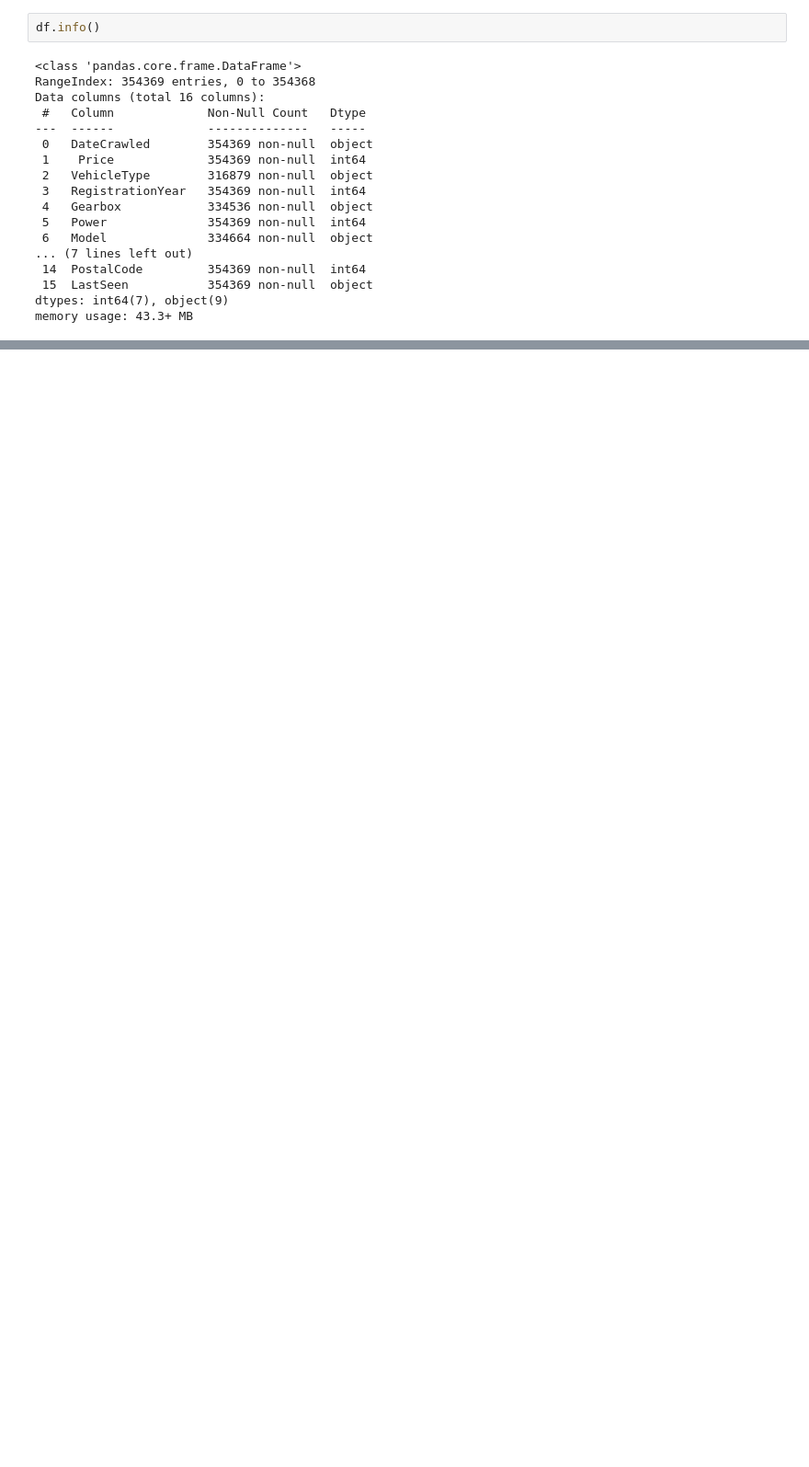
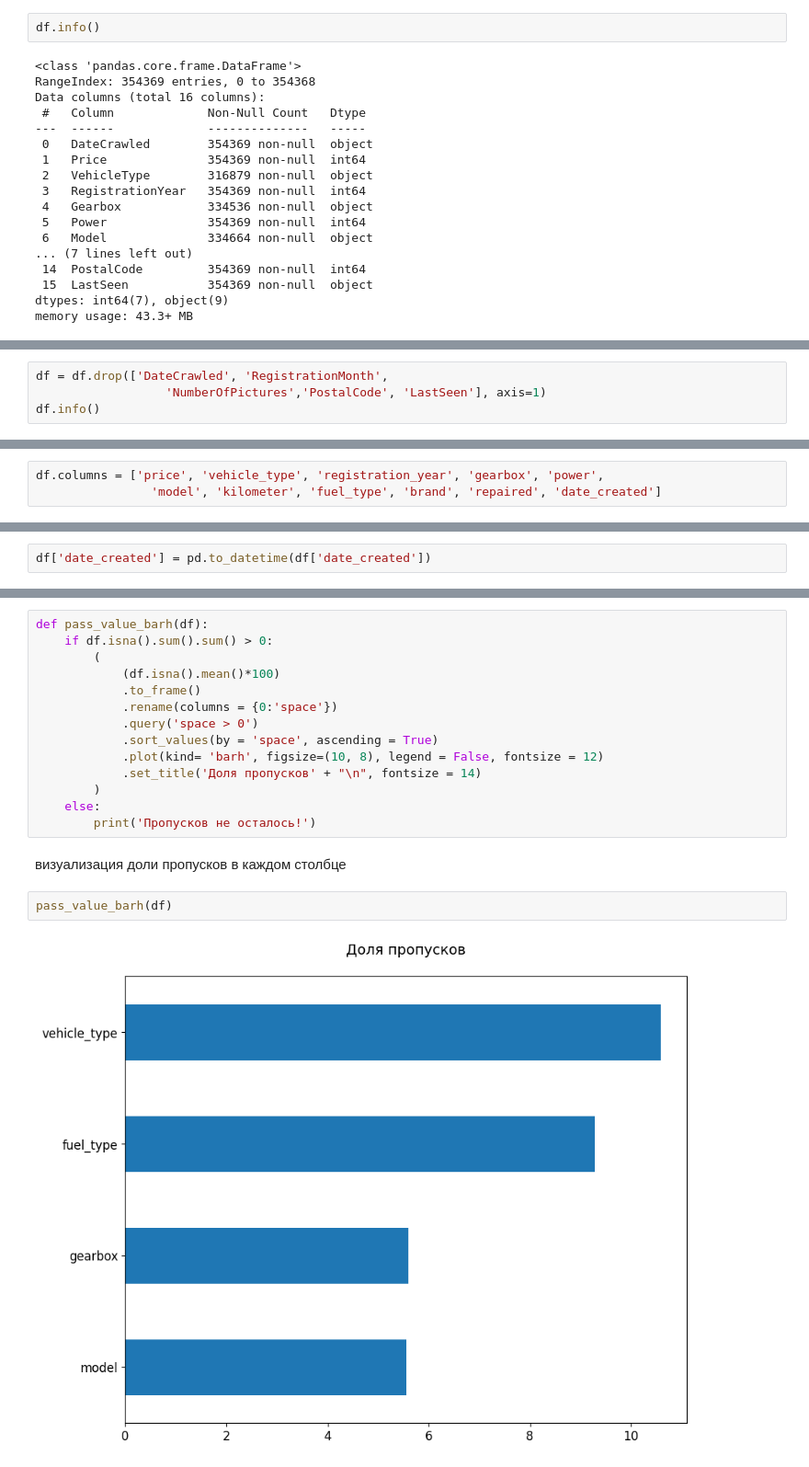
Before and after one commit to samurai921/task_sklearn, a Jupyter notebook: task_2/task_2.ipynb, the cells around one changed output, grey strips where cells are left out. Shown at 92% size. Saved outputs shown, nothing was run; the diff lists cells and outputs as text; blank space fills up the shorter version.

```diff
--- a/task_2/task_2.ipynb
+++ b/task_2/task_2.ipynb
@@ -50,0 +64,4 @@ memory usage: 43.3+ MB
+# %%
+df = df.drop(['DateCrawled', 'RegistrationMonth',
+                  'NumberOfPictures','PostalCode', 'LastSeen'], axis=1)
+df.info()
@@ -50,0 +91,3 @@ memory usage: 43.3+ MB
+# %%
+df.columns = ['price', 'vehicle_type', 'registration_year', 'gearbox', 'power',
+                'model', 'kilometer', 'fuel_type', 'brand', 'repaired', 'date_created']
@@ -50,0 +96,2 @@ memory usage: 43.3+ MB
+# %%
+df['date_created'] = pd.to_datetime(df['date_created'])
@@ -50,0 +123,20 @@ memory usage: 43.3+ MB
+# %%
+def pass_value_barh(df):
+    if df.isna().sum().sum() > 0:
+        (
+            (df.isna().mean()*100)
+            .to_frame()
+            .rename(columns = {0:'space'})
+            .query('space > 0')
+            .sort_values(by = 'space', ascending = True)
+            .plot(kind= 'barh', figsize=(10, 8), legend = False, fontsize = 12)
+            .set_title('Доля пропусков' + "\n", fontsize = 14)
+        )
+    else:
+        print('Пропусков не осталось!')
+# %% [markdown]
+визуализация доли пропусков в каждом столбце
+# %%
+pass_value_barh(df)
+# %% [output]
+[figure, added]
```
Also changed, not shown: parts of 27 cells of this notebook.
